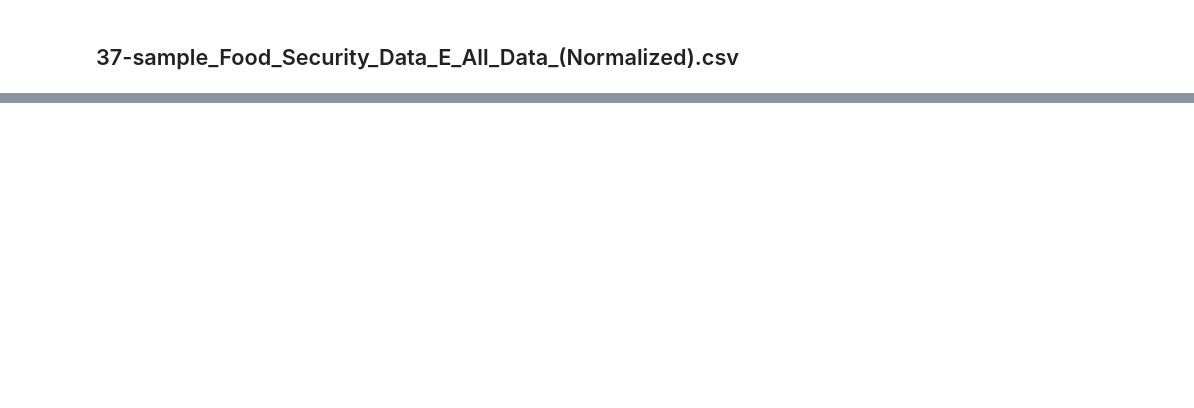
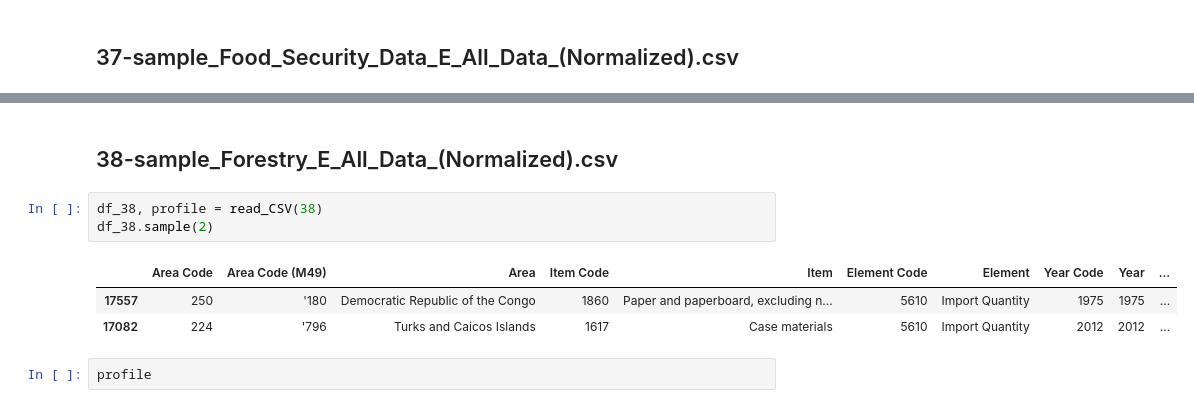
Before and after one commit to ezemriv/FAO-Food-CO2-Footprint, a Jupyter notebook: CSVs_Alejandro.ipynb, the cells around one changed output, grey strips where cells are left out. Drawn from its saved outputs; the diff is of its cells as text; blank space fills up the shorter version.

```diff
--- a/CSVs_Alejandro.ipynb
+++ b/CSVs_Alejandro.ipynb
@@ -37,0 +52,11 @@ df_37.head()
+# %% [markdown]
+## 38-sample_Forestry_E_All_Data_(Normalized).csv
+# %%
+df_38, profile = read_CSV(38)
+df_38.sample(2)
+# %% [output]
+|  | Area Code | Area Code (M49) | Area | Item Code | Item | Element Code | Element | Year Code | Year | ... |
+| 17557 | 250 | '180 | Democratic Republic of the Congo | 1860 | Paper and paperboard, excluding n... | 5610 | Import Quantity | 1975 | 1975 | ... |
+| 17082 | 224 | '796 | Turks and Caicos Islands | 1617 | Case materials | 5610 | Import Quantity | 2012 | 2012 | ... |
+# %%
+profile
```
Also changed, not shown: parts of 6 cells of this notebook.
